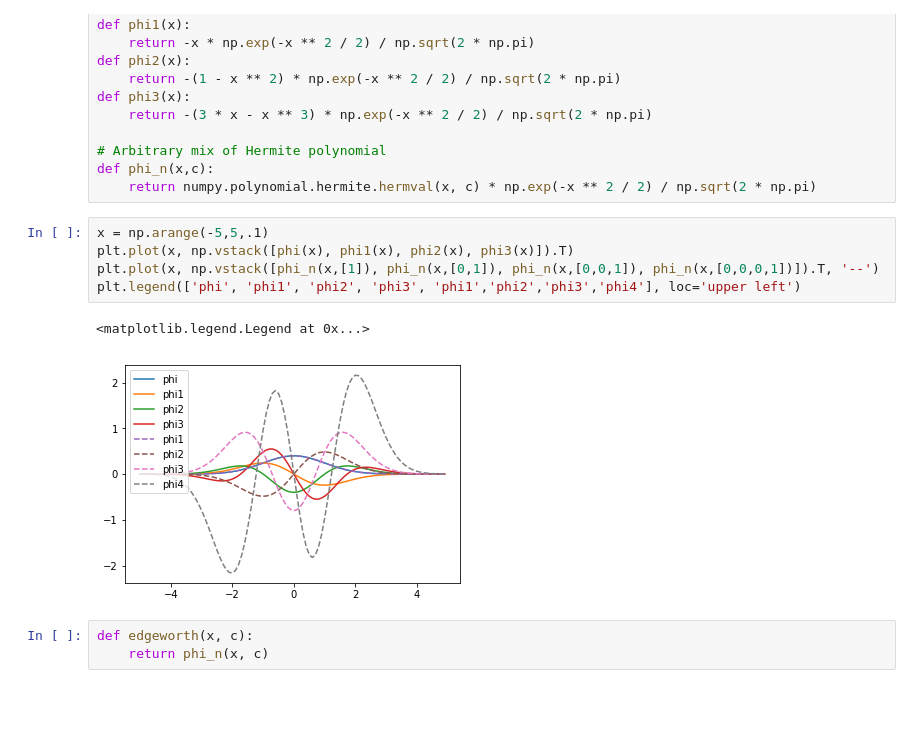
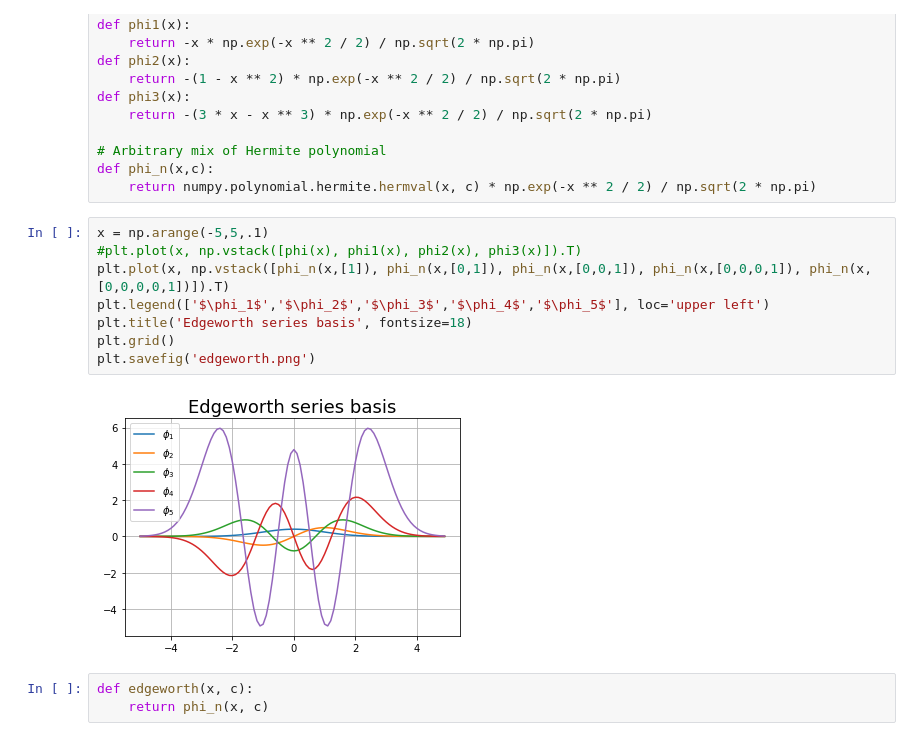
Before and after one commit to msakuta/notebooks, a Jupyter notebook: EdgeworthSeries.ipynb, the cells around one changed output. Cells and saved outputs as stored; diff of their text form; blank space fills up the shorter version.

Commit message:
Update EdgeworthSeries with meaningful examples

```diff
--- a/EdgeworthSeries.ipynb
+++ b/EdgeworthSeries.ipynb
@@ -135,12 +142,14 @@ def phi_n(x,c):
     return numpy.polynomial.hermite.hermval(x, c) * np.exp(-x ** 2 / 2) / np.sqrt(2 * np.pi)
 # %%
 x = np.arange(-5,5,.1)
-plt.plot(x, np.vstack([phi(x), phi1(x), phi2(x), phi3(x)]).T)
-plt.plot(x, np.vstack([phi_n(x,[1]), phi_n(x,[0,1]), phi_n(x,[0,0,1]), phi_n(x,[0,0,0,1])]).T, '--')
-plt.legend(['phi', 'phi1', 'phi2', 'phi3', 'phi1','phi2','phi3','phi4'], loc='upper left')
+#plt.plot(x, np.vstack([phi(x), phi1(x), phi2(x), phi3(x)]).T)
+plt.plot(x, np.vstack([phi_n(x,[1]), phi_n(x,[0,1]), phi_n(x,[0,0,1]), phi_n(x,[0,0,0,1]), phi_n(x,[0,0,0,0,1])]).T)
+plt.legend(['$\phi_1$','$\phi_2$','$\phi_3$','$\phi_4$','$\phi_5$'], loc='upper left')
+plt.title('Edgeworth series basis', fontsize=18)
+plt.grid()
+plt.savefig('edgeworth.png')
 # %% [output]
-<matplotlib.legend.Legend at 0x...>
-[figure, old version]
+[figure, new version]
 # %%
 def edgeworth(x, c):
     return phi_n(x, c)
```
Also changed, not shown: parts of 15 cells of this notebook.
